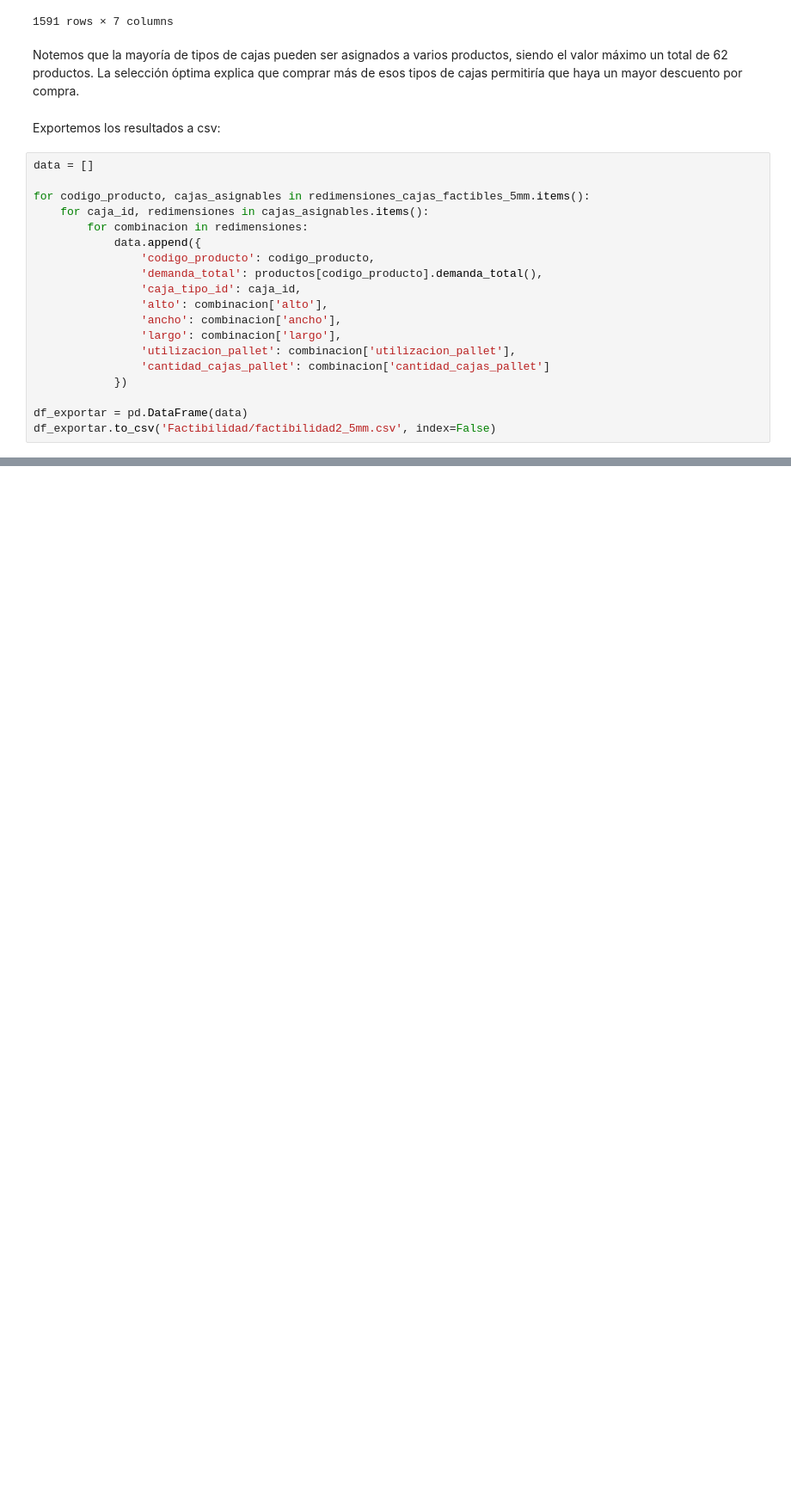
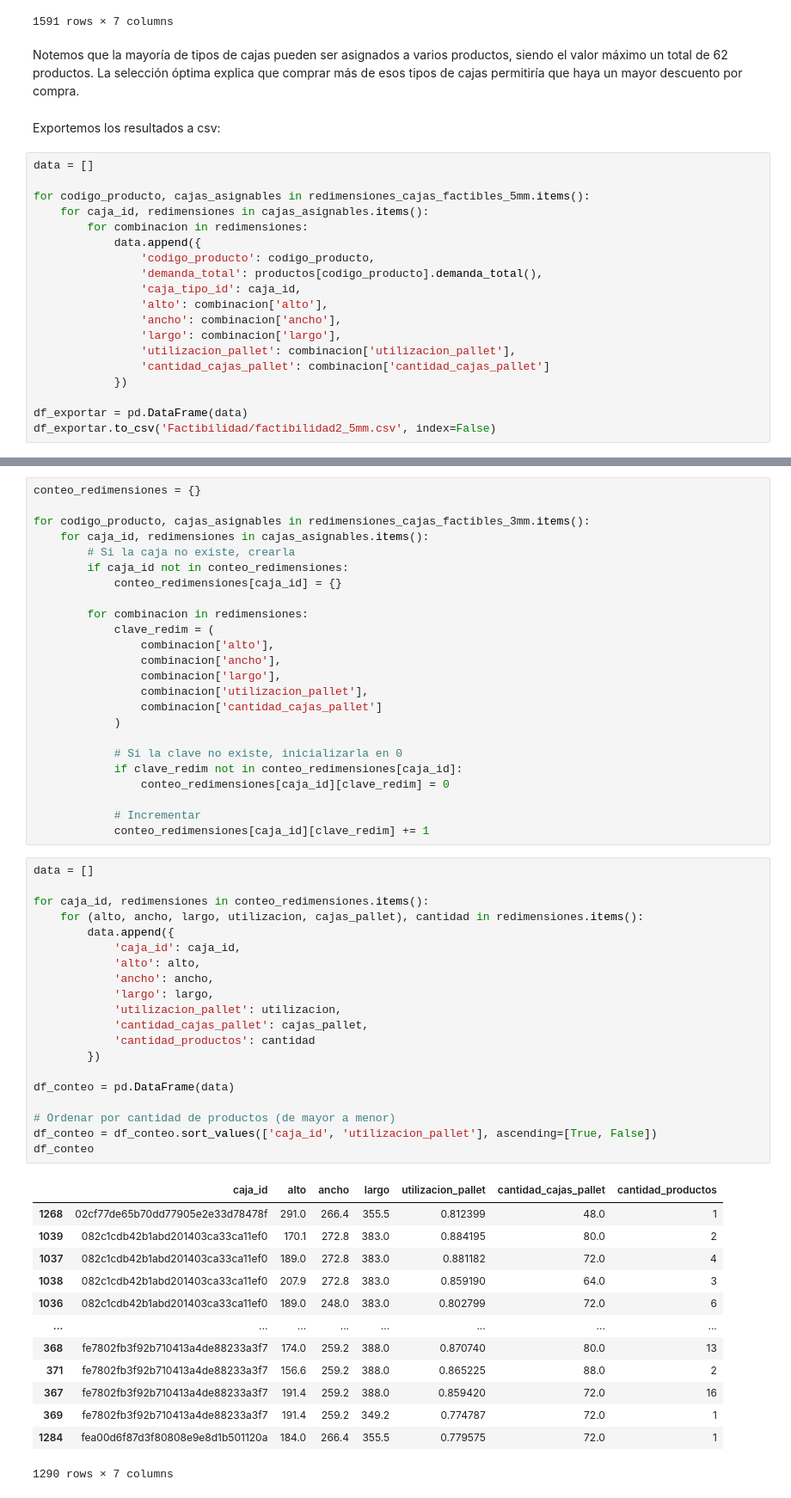
Before and after one commit to demianelnecave/AlixPartners-Competencia-Datos, a Jupyter notebook: 6.factibilidad copy.ipynb, the cells around one changed output, grey strips where cells are left out. Shown at 86% size. Cells and saved outputs as stored; diff of their text form; blank space fills up the shorter version.

```diff
--- a/6.factibilidad copy.ipynb
+++ b/6.factibilidad copy.ipynb
@@ -251,0 +359,58 @@ df_exportar.to_csv('Factibilidad/factibilidad2_5mm.csv', index=False)
+# %%
+conteo_redimensiones = {}
+
+for codigo_producto, cajas_asignables in redimensiones_cajas_factibles_3mm.items():
+    for caja_id, redimensiones in cajas_asignables.items():
+        # Si la caja no existe, crearla
+        if caja_id not in conteo_redimensiones:
+            conteo_redimensiones[caja_id] = {}
+
+        for combinacion in redimensiones:
+            clave_redim = (
+                combinacion['alto'],
+                combinacion['ancho'],
+                combinacion['largo'],
+                combinacion['utilizacion_pallet'],
+                combinacion['cantidad_cajas_pallet']
+            )
+
+            # Si la clave no existe, inicializarla en 0
+            if clave_redim not in conteo_redimensiones[caja_id]:
+                conteo_redimensiones[caja_id][clave_redim] = 0
+
+            # Incrementar
+            conteo_redimensiones[caja_id][clave_redim] += 1
+# %%
+data = []
+
+for caja_id, redimensiones in conteo_redimensiones.items():
+    for (alto, ancho, largo, utilizacion, cajas_pallet), cantidad in redimensiones.items():
+        data.append({
+            'caja_id': caja_id,
+            'alto': alto,
+            'ancho': ancho,
+            'largo': largo,
+            'utilizacion_pallet': utilizacion,
+            'cantidad_cajas_pallet': cajas_pallet,
+            'cantidad_productos': cantidad
+        })
+
+df_conteo = pd.DataFrame(data)
+
+# Ordenar por cantidad de productos (de mayor a menor)
+df_conteo = df_conteo.sort_values(['caja_id', 'utilizacion_pallet'], ascending=[True, False])
+df_conteo
+# %% [output]
+|  | caja_id | alto | ancho | largo | utilizacion_pallet | cantidad_cajas_pallet | cantidad_productos |
+| 1268 | 02cf77de65b70dd77905e2e33d78478f | 291.0 | 266.4 | 355.5 | 0.812399 | 48.0 | 1 |
+| 1039 | 082c1cdb42b1abd201403ca33ca11ef0 | 170.1 | 272.8 | 383.0 | 0.884195 | 80.0 | 2 |
+| 1037 | 082c1cdb42b1abd201403ca33ca11ef0 | 189.0 | 272.8 | 383.0 | 0.881182 | 72.0 | 4 |
+| 1038 | 082c1cdb42b1abd201403ca33ca11ef0 | 207.9 | 272.8 | 383.0 | 0.859190 | 64.0 | 3 |
+| 1036 | 082c1cdb42b1abd201403ca33ca11ef0 | 189.0 | 248.0 | 383.0 | 0.802799 | 72.0 | 6 |
+| ... | ... | ... | ... | ... | ... | ... | ... |
+| 368 | fe7802fb3f92b710413a4de88233a3f7 | 174.0 | 259.2 | 388.0 | 0.870740 | 80.0 | 13 |
+| 371 | fe7802fb3f92b710413a4de88233a3f7 | 156.6 | 259.2 | 388.0 | 0.865225 | 88.0 | 2 |
+| 367 | fe7802fb3f92b710413a4de88233a3f7 | 191.4 | 259.2 | 388.0 | 0.859420 | 72.0 | 16 |
+| 369 | fe7802fb3f92b710413a4de88233a3f7 | 191.4 | 259.2 | 349.2 | 0.774787 | 72.0 | 1 |
+| 1284 | fea00d6f87d3f80808e9e8d1b501120a | 184.0 | 266.4 | 355.5 | 0.779575 | 72.0 | 1 |
+1290 rows × 7 columns
```
Also changed, not shown: parts of 33 cells of this notebook, 4 other files.
